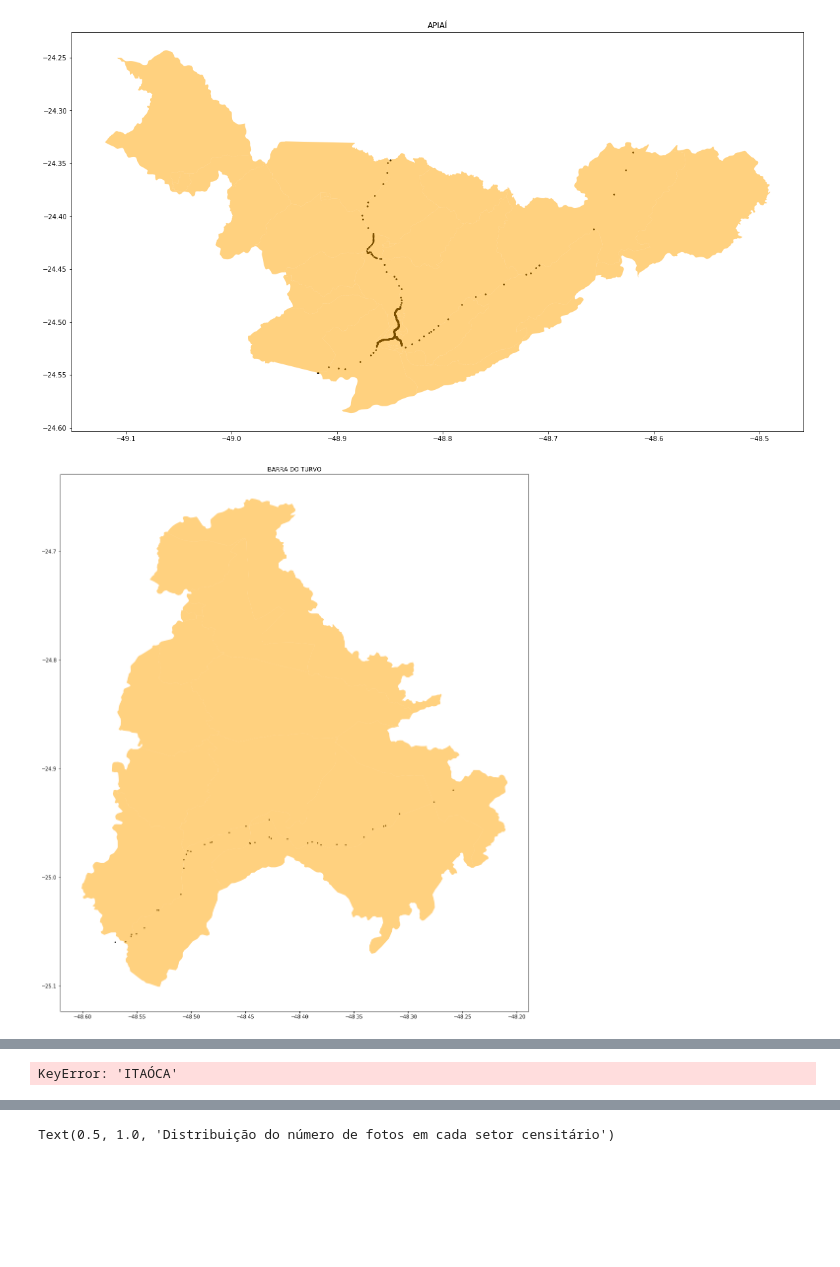
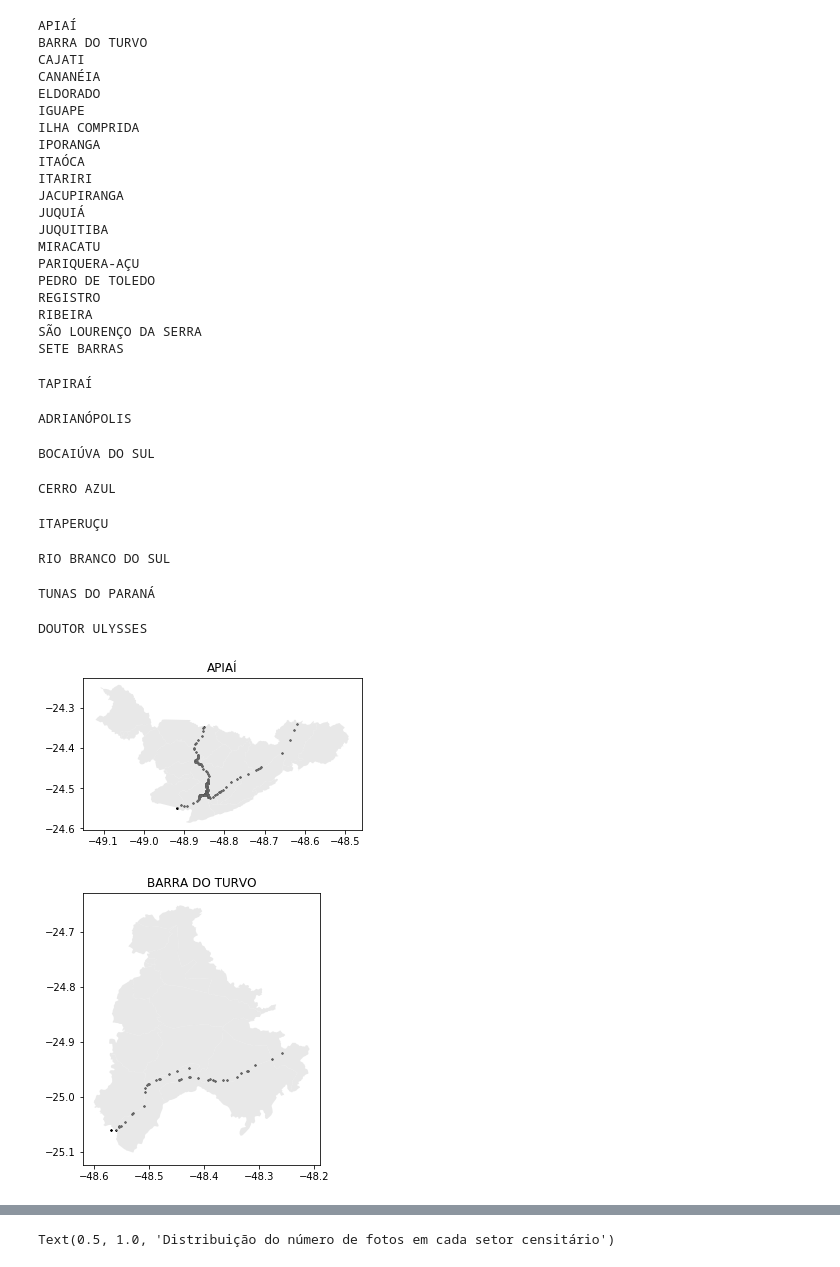
Before and after one commit to PARSECworld/streetsValeRibeira, a Jupyter notebook: street_crawler/2_StreetsImagesAnalysisPlots.ipynb, the cells around one changed output, grey strips where cells are left out. Saved outputs shown, nothing was run; the diff lists cells and outputs as text; code cells hidden in the pictures; blank space fills up the shorter version.

Commit message:
update plots

```diff
--- a/street_crawler/2_StreetsImagesAnalysisPlots.ipynb
+++ b/street_crawler/2_StreetsImagesAnalysisPlots.ipynb
@@ -10,0 +31,2 @@ vale = gpd.read_file('raw_data/shapefiles/setoresCensitarios_VR.shp')
+# %%
+geo = gpd.GeoDataFrame(df, geometry=geometry)
@@ -47,33 +116,0 @@ Text(0.5, 1, 'Adrianópolis')
-# %%
-city_codes = {
-    'PARIQUERA-AÇU': 3536208,
-    'RIBEIRA': 3542800,
-    'ITAOCA': 3522158,
-    'CANANÉIA': 3509908,
-    'ELDORADO': 3514809,
-    'IGUAPE': 3520301,
-    'ILHA COMPRIDA': 3520426,
-    'JACUPIRANGA': 3524600,
-    'IPORANGA': 3521200,
-    'JUQUIÁ': 3526100,
-    'ITARIRI': 3523305,
-    'JUQUITIBA': 3526209,
-    'ITAPIRAPUÃ PAULISTA': 3522653,
-    'MIRACATU': 3529906,
-    'TAPIRAÍ': 3553500,
-    'SÃO LOURENÇO DA SERRA': 3549953,
-    'REGISTRO': 3542602,
-    'SETE BARRAS': 3551801,
-    'PEDRO DE TOLEDO': 3537206,
-    'CAJATI': 3509254,
-    'CERRO AZUL': 4105201,
-    'ITAPERUÇU': 4111258,
-    'BOCAIÚVA DO SUL': 4103107,
-    'TUNAS DO PARANÁ': 4127882,
-    'RIO BRANCO DO SUL': 4122206,
-    'BARRA DO TURVO': 3505401,
-    'APIAÍ': 3502705,
-    'BARRA DO CHAPÉU': 3505351,
-    'DOUTOR ULYSSES': 4128633,
-    'ADRIANÓPOLIS': 4100202
-}
@@ -83,0 +117,3 @@ dtype('O')
+# %%
+city_dots = geo[geo['city'] == 'ITAÓCA']
+city_dots
@@ -84,19 +138,48 @@ dtype('O')
 # %%
 in_out = {}
 for city in geo['city'].unique():
-    fig, axs = plt.subplots(1, 1, figsize=(20,20))
+    fig, axs = plt.subplots(1, 1, figsize=(5,5))
     plt.title(city)
     city_dots = geo[geo['city'] == city]
+    print(city)
     city_area = vale[vale['CD_GEOCODM'] == str(city_codes[city])]
     count_in = city_dots['geometry'].apply(
         lambda x: any([x.within(y) for y in city_area['geometry']])).sum()
     in_out[city] = {'in': count_in, 'out': city_dots.shape[0]-count_in}
     city_dots.plot(ax=axs, markersize=1, color='k')
-    city_area.plot(ax=axs, color='orange', alpha=0.5)
+    city_area.plot(ax=axs, color='lightgray', alpha=0.5)
     x0, y0, x1, y1 = city_area.bounds
 #     plt.xlim(x0, x1)
 #     plt.ylim(y0, y1)
-    plt.show()
+    #plt.show()
 # %% [output]
+APIAÍ
+BARRA DO TURVO
+CAJATI
+CANANÉIA
+ELDORADO
+IGUAPE
+ILHA COMPRIDA
+IPORANGA
+ITAÓCA
+ITARIRI
+JACUPIRANGA
+JUQUIÁ
+JUQUITIBA
+MIRACATU
+PARIQUERA-AÇU
+PEDRO DE TOLEDO
+REGISTRO
+RIBEIRA
+SÃO LOURENÇO DA SERRA
+SETE BARRAS
+TAPIRAÍ
+ADRIANÓPOLIS
+BOCAIÚVA DO SUL
+CERRO AZUL
+ITAPERUÇU
+RIO BRANCO DO SUL
+TUNAS DO PARANÁ
+DOUTOR ULYSSES
-[figure, old version]
+[figure, new version]
-[figure, old version]
+[figure, new version]
@@ -109 +186,0 @@ for city in geo['city'].unique():
-KeyError: 'ITAÓCA'
```
Also changed, not shown: parts of 21 cells of this notebook, 5 other files.
